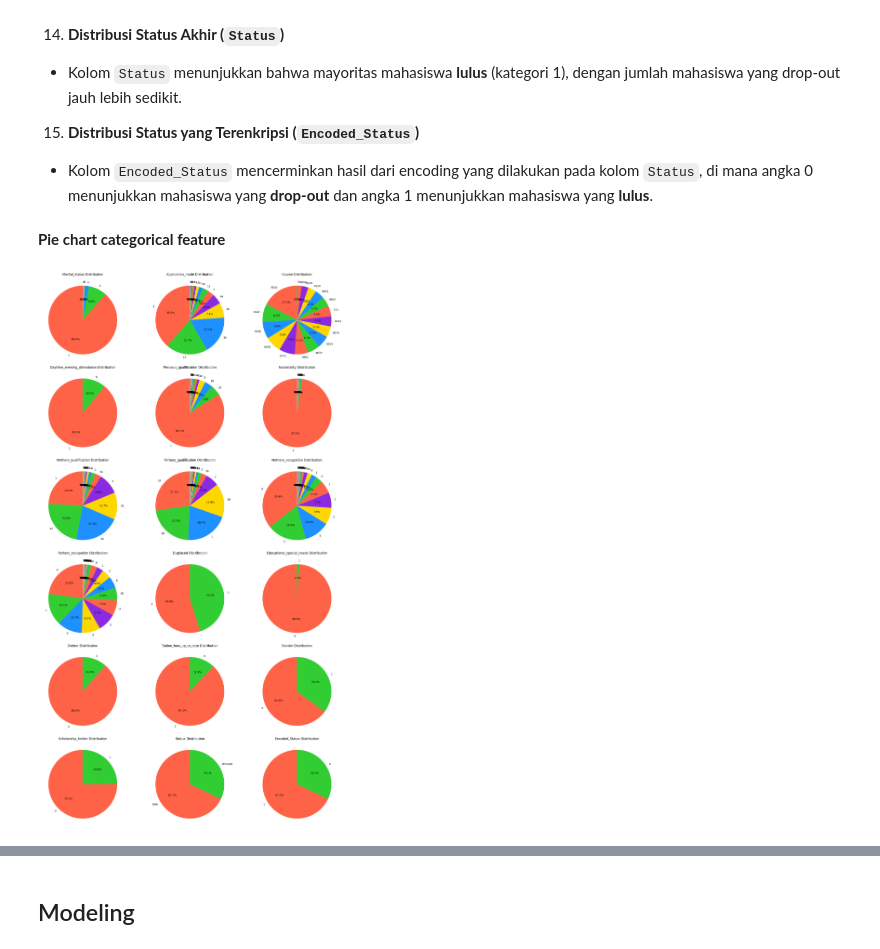
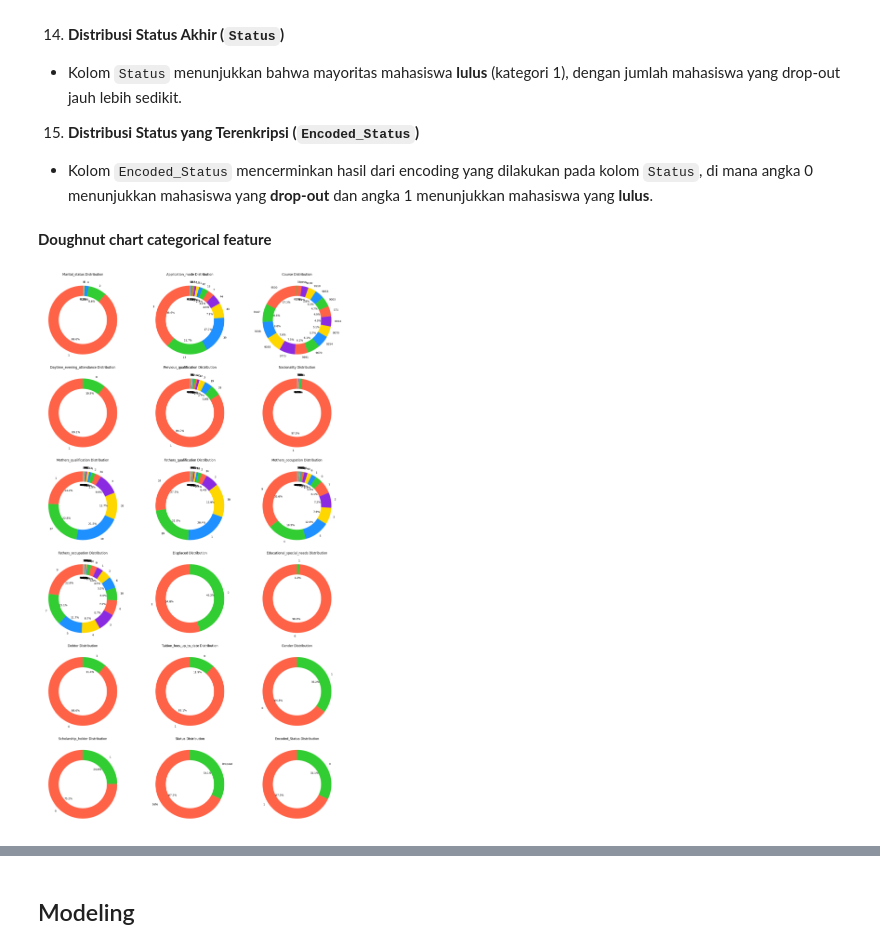
Before and after one commit to ThirafiQaedi/dicoding_penerapan_datascience2, a Jupyter notebook: notebook.ipynb, the cells around one changed output, grey strips where cells are left out. Drawn from its saved outputs; the diff is of its cells as text; code cells hidden in the pictures.

```diff
--- a/notebook.ipynb
+++ b/notebook.ipynb
@@ -724,41 +733,42 @@ Berdasarkan grafik yang diberikan, berikut adalah beberapa analisis dan wawasan
 15. **Distribusi Status yang Terenkripsi (`Encoded_Status`)**
    - Kolom `Encoded_Status` mencerminkan hasil dari encoding yang dilakukan pada kolom `Status`, di mana angka 0 menunjukkan mahasiswa yang **drop-out** dan angka 1 menunjukkan mahasiswa yang **lulus**.
 # %% [markdown]
-**Pie chart categorical feature**
+**Doughnut chart categorical feature**
 # %%
-# Make Function
-def plot_pie_charts(df, categorical_columns, charts_per_row=3):
+def plot_donut_charts(df, categorical_columns, charts_per_row=3):
     total_cols = len(categorical_columns)
     total_rows = (total_cols + charts_per_row - 1) // charts_per_row
 
     # Setup figure size dynamically based on number of rows and columns
     fig, axes = plt.subplots(nrows=total_rows, ncols=charts_per_row, figsize=(charts_per_row * 6, total_rows * 5))
     axes = axes.flatten()
 
     for idx, col in enumerate(categorical_columns):
         ax = axes[idx]
         # Menghitung frekuensi kategori
         category_counts = df[col].value_counts()
         labels = category_counts.index
         sizes = category_counts.values
 
-        # Mengatur warna untuk pie chart
+        # Mengatur warna untuk donut chart
         colors = ['#FF6347', '#32CD32', '#1E90FF', '#FFD700', '#8A2BE2']
 
-        # Membuat pie chart dengan warna yang berbeda
-        ax.pie(sizes, labels=labels, autopct='%1.1f%%', startangle=90, colors=colors[:len(labels)])
+        # Membuat donut chart dengan lebar cincin
+        wedges, texts, autotexts = ax.pie(sizes, labels=labels, autopct='%1.1f%%', startangle=90, colors=colors[:len(labels)], wedgeprops={'width': 0.3})
+
+        # Mengatur title
         ax.set_title(f'{col} Distribution', fontsize=12)
 
     # Menghapus subplot yang tidak digunakan jika jumlah kolom kurang dari subplot yang tersedia
     for j in range(total_cols, len(axes)):
         fig.delaxes(axes[j])
 
     # Menata layout agar lebih rapi
     plt.tight_layout()
     plt.show()
 
 # Call fungsi
-plot_pie_charts(Student_df, pos_categorical_features)
+plot_donut_charts(Student_df, pos_categorical_features)
 # %% [output]
-[figure, old version]
+[figure, new version]
 # %% [markdown]
```
Also changed, not shown: parts of 10 cells of this notebook, 1 other file.
